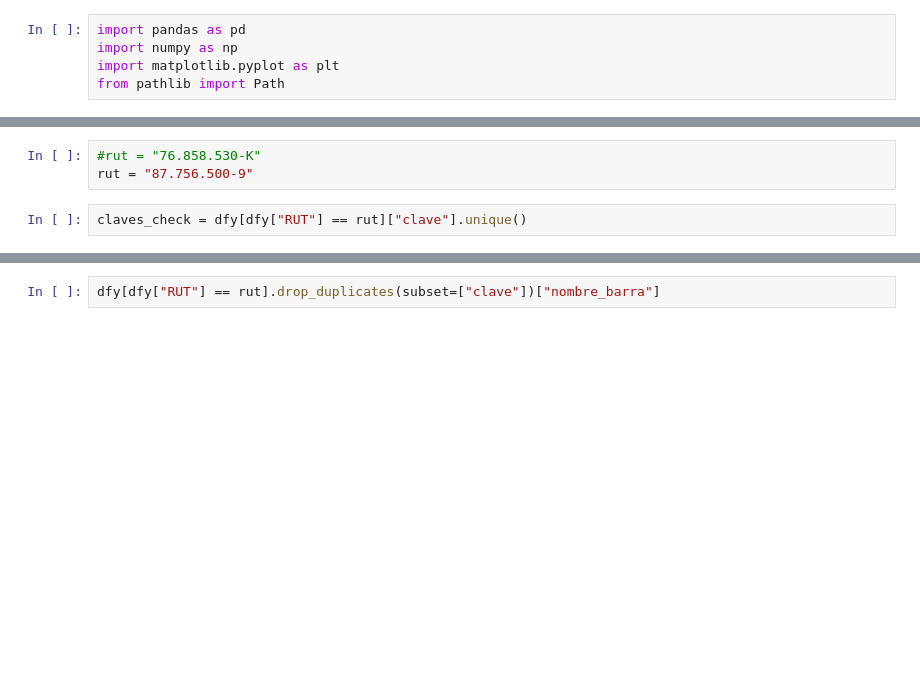
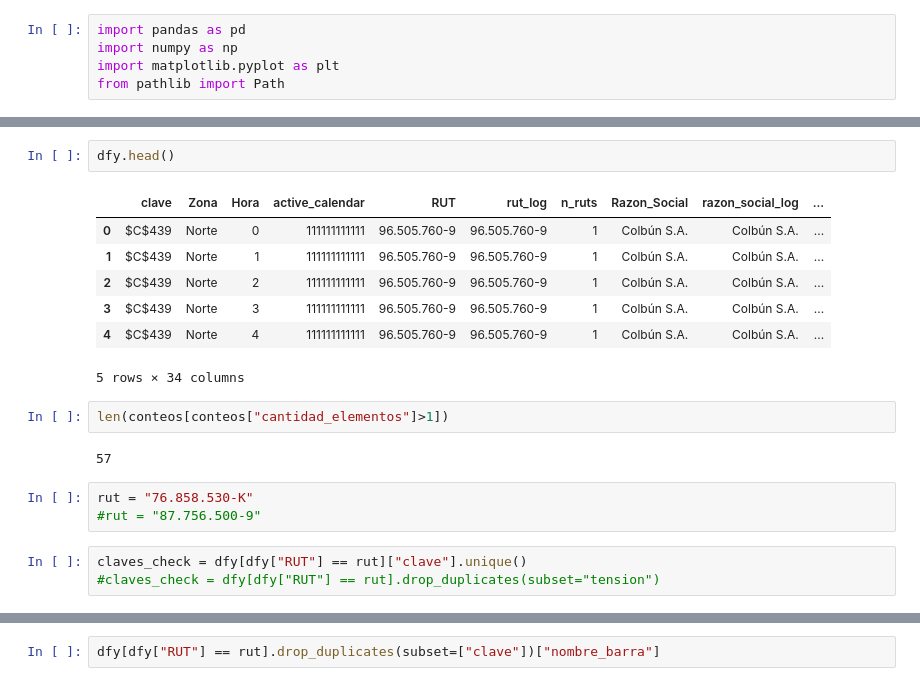
Before and after one commit to JRichi-99/ProyectoAnalisisElectrico, a Jupyter notebook: notebook/DataInsight/CheckCase/CheckRutCase.ipynb, the cells around one changed output, grey strips where cells are left out. Cells and saved outputs as stored; diff of their text form; blank space fills up the shorter version.

```diff
--- a/notebook/DataInsight/CheckCase/CheckRutCase.ipynb
+++ b/notebook/DataInsight/CheckCase/CheckRutCase.ipynb
@@ -21,5 +56,20 @@ dfs = [dfy,dfo,dfi,dfv,dfp]
+# %%
+dfy.head()
+# %% [output]
+|  | clave | Zona | Hora | active_calendar | RUT | rut_log | n_ruts | Razon_Social | razon_social_log | ... |
+| 0 | $C$439 | Norte | 0 | 111111111111 | 96.505.760-9 | 96.505.760-9 | 1 | Colbún S.A. | Colbún S.A. | ... |
+| 1 | $C$439 | Norte | 1 | 111111111111 | 96.505.760-9 | 96.505.760-9 | 1 | Colbún S.A. | Colbún S.A. | ... |
+| 2 | $C$439 | Norte | 2 | 111111111111 | 96.505.760-9 | 96.505.760-9 | 1 | Colbún S.A. | Colbún S.A. | ... |
+| 3 | $C$439 | Norte | 3 | 111111111111 | 96.505.760-9 | 96.505.760-9 | 1 | Colbún S.A. | Colbún S.A. | ... |
+| 4 | $C$439 | Norte | 4 | 111111111111 | 96.505.760-9 | 96.505.760-9 | 1 | Colbún S.A. | Colbún S.A. | ... |
+5 rows × 34 columns
+# %%
+len(conteos[conteos["cantidad_elementos"]>1])
+# %% [output]
+57
 # %%
-#rut = "76.858.530-K"
-rut = "87.756.500-9"
+rut = "76.858.530-K"
+#rut = "87.756.500-9"
 # %%
 claves_check = dfy[dfy["RUT"] == rut]["clave"].unique()
+#claves_check = dfy[dfy["RUT"] == rut].drop_duplicates(subset="tension")
```
Also changed, not shown: parts of 9 cells of this notebook, 24 other files.
